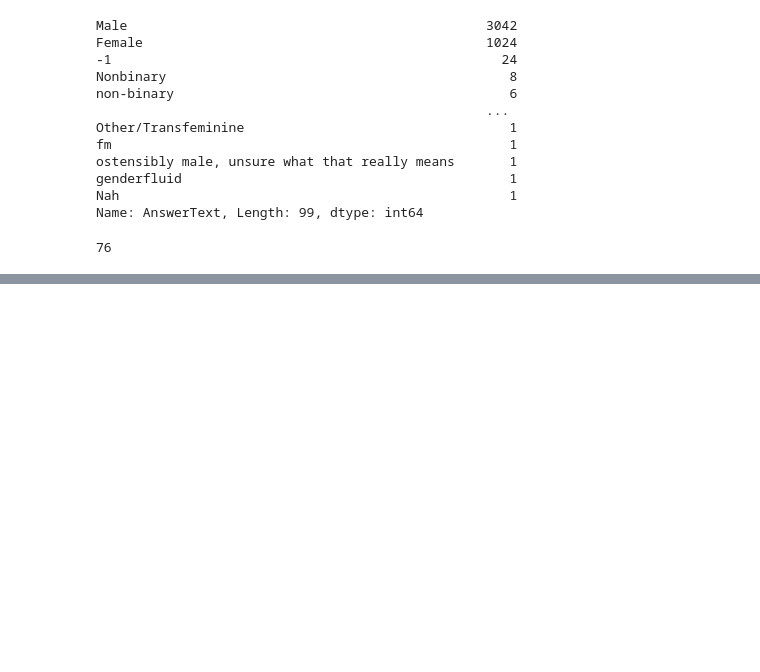
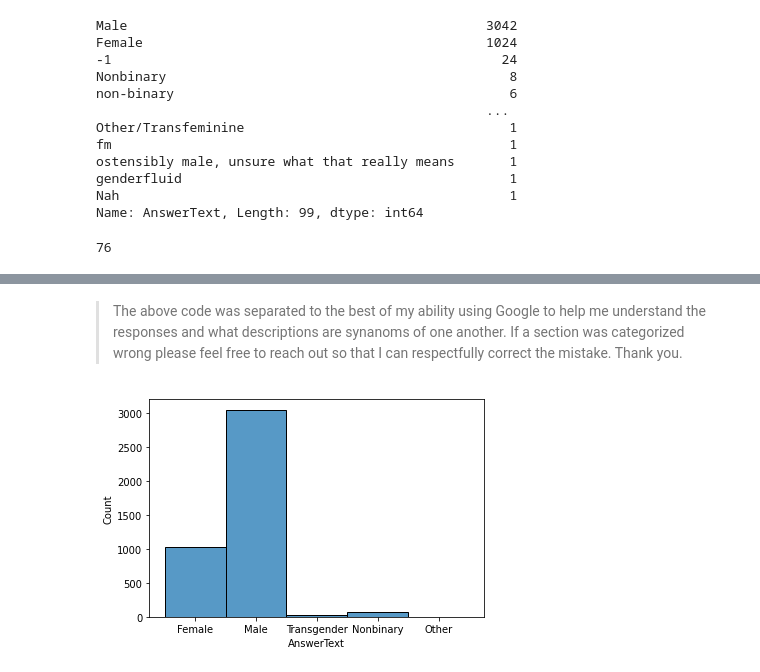
Before and after one commit to lauren-esser/Exploring_Mental_Health_with_SQL, a Jupyter notebook: Mental_Health_Survey.ipynb, the cells around one changed output, grey strips where cells are left out. Drawn from its saved outputs; the diff is of its cells as text; code cells hidden in the pictures; blank space fills up the shorter version.

Commit message:
Gender data cleaned and separated into categories with the help of Google to understand genders.

```diff
--- a/Mental_Health_Survey.ipynb
+++ b/Mental_Health_Survey.ipynb
@@ -372,3 +386,20 @@ gender = gender[gender.AnswerText != "Nah"]
+# %%
+gender = gender[gender.AnswerText != "-1"]
+gender = gender[gender.AnswerText != "Nah"]
+gender = gender[gender.AnswerText != "A little about you"]
+gender = gender[gender.AnswerText != "sometimes"]
+gender = gender[gender.AnswerText != "none of your business"]
+gender = gender[gender.AnswerText != "human"]
+gender = gender[gender.AnswerText != "43"]
+gender = gender[gender.AnswerText != "rr"]
+gender = gender[gender.AnswerText != "Unicorn"]
+gender = gender[gender.AnswerText != "Human"]
+gender = gender[gender.AnswerText != "I am a Wookie"]
+gender = gender[gender.AnswerText != "God King of the Valajar"]
+gender = gender[gender.AnswerText != "p"]
+gender = gender[gender.AnswerText != "\-"]
+gender = gender[gender.AnswerText != "Neuter"]
+gender = gender[gender.AnswerText != "SWM"]
 # %%
 gender.AnswerText.value_counts()
 # %% [output]
@@ -388,0 +412,6 @@ gender = gender[gender.AnswerText != "-1"]
+# %% [markdown]
+> The above code was separated to the best of my ability using Google to help me understand the responses and what descriptions are synanoms of one another. If a section was categorized wrong please feel free to reach out so that I can respectfully correct the mistake. Thank you.
+# %%
+sns.histplot(gender.AnswerText);
+# %% [output]
+[figure, added]
```
Also changed, not shown: parts of 4 cells of this notebook.
